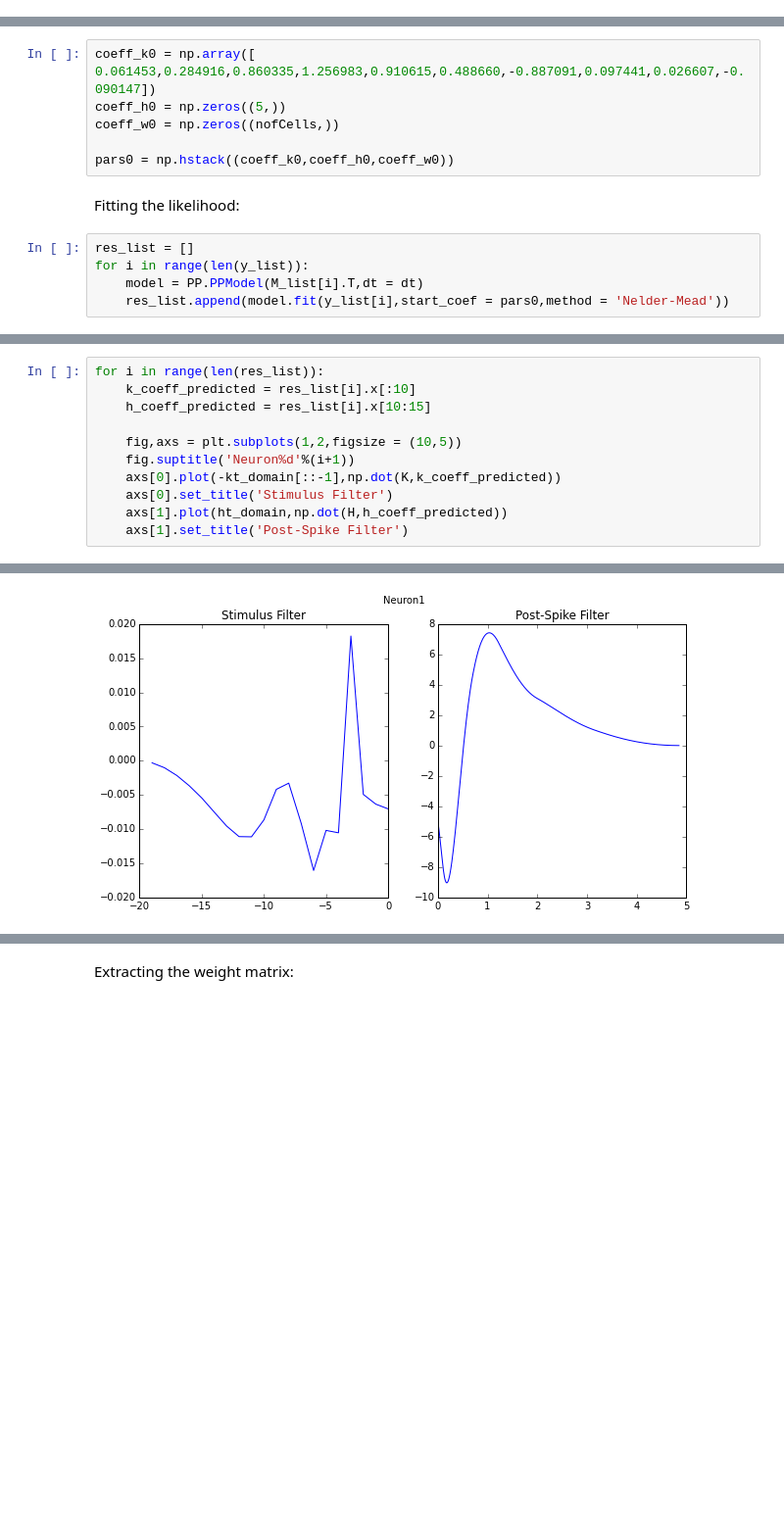
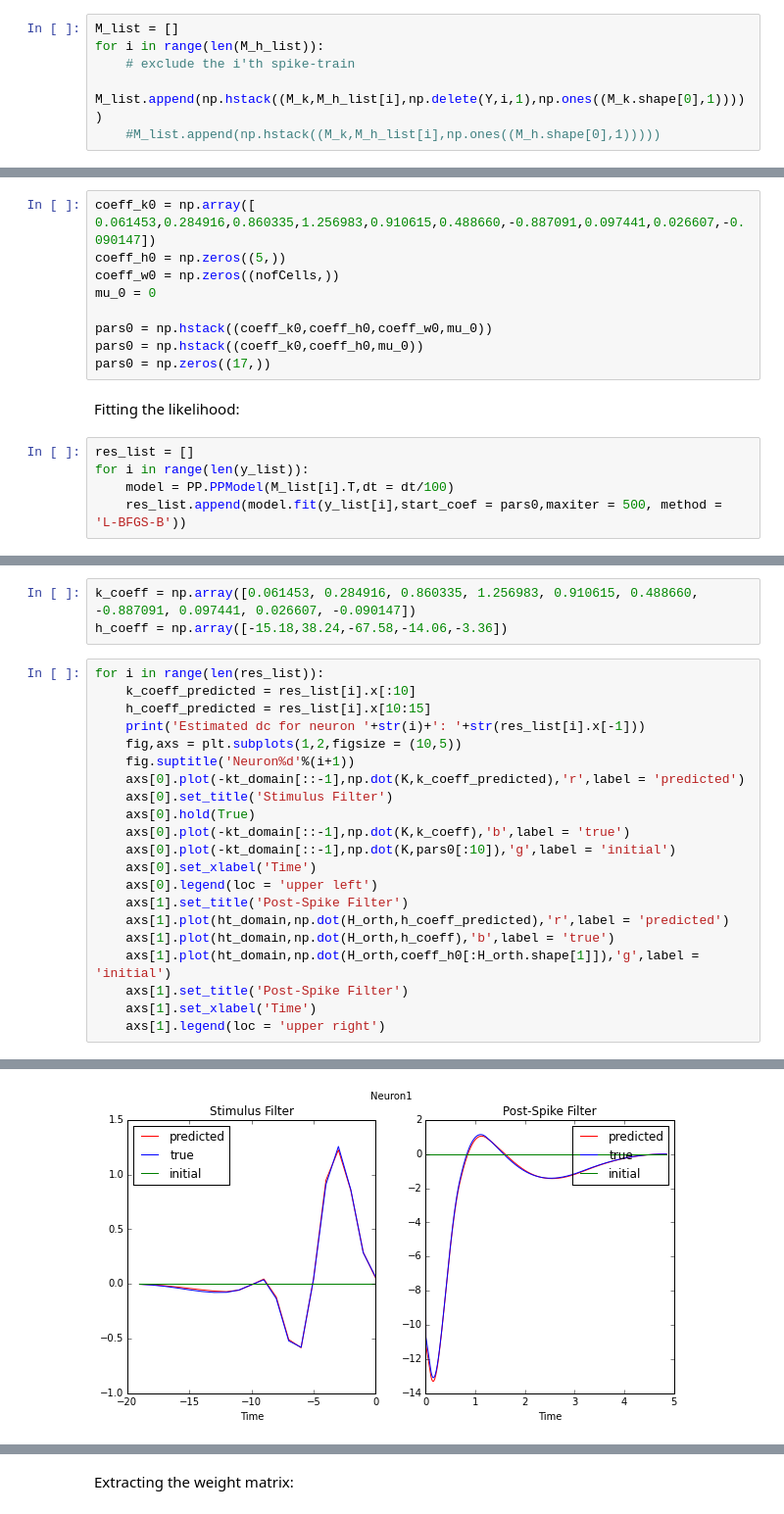
Before and after one commit to emaadmanzoor/GLM_PythonModules, a Jupyter notebook: notebooks/MLE_multipleNeuronsWeights.ipynb, the cells around one changed output, grey strips where cells are left out. Shown: that part at 98% size. Saved outputs shown, nothing was run; the diff lists cells and outputs as text; blank space fills up the shorter version.

Commit message:
Adding verified multiple neurons notebooks

```diff
--- a/notebooks/MLE_multipleNeuronsWeights.ipynb
+++ b/notebooks/MLE_multipleNeuronsWeights.ipynb
@@ -94,3 +102,9 @@ for M_h in M_h_list:
+# %%
+M_list = []
+for i in range(len(M_h_list)):
+    # exclude the i'th spike-train
+    M_list.append(np.hstack((M_k,M_h_list[i],np.delete(Y,i,1),np.ones((M_k.shape[0],1)))))
+    #M_list.append(np.hstack((M_k,M_h_list[i],np.ones((M_h.shape[0],1)))))
 # %% [markdown]
 Conditional intensity as a function of the covariates:
 $$ \lambda_{\beta} = \exp(M\beta) $$
@@ -102,13 +116,16 @@ Setting initial parameters:
 coeff_k0 = np.array([ 0.061453,0.284916,0.860335,1.256983,0.910615,0.488660,-0.887091,0.097441,0.026607,-0.090147])
 coeff_h0 = np.zeros((5,))
 coeff_w0 = np.zeros((nofCells,))
+mu_0 = 0
 
-pars0 = np.hstack((coeff_k0,coeff_h0,coeff_w0))
+pars0 = np.hstack((coeff_k0,coeff_h0,coeff_w0,mu_0))
+pars0 = np.hstack((coeff_k0,coeff_h0,mu_0))
+pars0 = np.zeros((17,))
 # %% [markdown]
 Fitting the likelihood:
 # %%
 res_list = []
 for i in range(len(y_list)):
-    model = PP.PPModel(M_list[i].T,dt = dt)
-    res_list.append(model.fit(y_list[i],start_coef = pars0,method = 'Nelder-Mead'))
+    model = PP.PPModel(M_list[i].T,dt = dt/100)
+    res_list.append(model.fit(y_list[i],start_coef = pars0,maxiter = 500, method = 'L-BFGS-B'))
 # %% [output]
@@ -132,12 +151,25 @@ Optimization terminated successfully.
+# %%
+k_coeff = np.array([0.061453, 0.284916, 0.860335, 1.256983, 0.910615, 0.488660, -0.887091, 0.097441, 0.026607, -0.090147])
+h_coeff = np.array([-15.18,38.24,-67.58,-14.06,-3.36])
 # %%
 for i in range(len(res_list)):
     k_coeff_predicted = res_list[i].x[:10]
     h_coeff_predicted = res_list[i].x[10:15]
-
+    print('Estimated dc for neuron '+str(i)+': '+str(res_list[i].x[-1]))
     fig,axs = plt.subplots(1,2,figsize = (10,5))
     fig.suptitle('Neuron%d'%(i+1))
-    axs[0].plot(-kt_domain[::-1],np.dot(K,k_coeff_predicted))
+    axs[0].plot(-kt_domain[::-1],np.dot(K,k_coeff_predicted),'r',label = 'predicted')
     axs[0].set_title('Stimulus Filter')
-    axs[1].plot(ht_domain,np.dot(H,h_coeff_predicted))
+    axs[0].hold(True)
+    axs[0].plot(-kt_domain[::-1],np.dot(K,k_coeff),'b',label = 'true')
+    axs[0].plot(-kt_domain[::-1],np.dot(K,pars0[:10]),'g',label = 'initial')
+    axs[0].set_xlabel('Time')
+    axs[0].legend(loc = 'upper left')
     axs[1].set_title('Post-Spike Filter')
+    axs[1].plot(ht_domain,np.dot(H_orth,h_coeff_predicted),'r',label = 'predicted')
+    axs[1].plot(ht_domain,np.dot(H_orth,h_coeff),'b',label = 'true')
+    axs[1].plot(ht_domain,np.dot(H_orth,coeff_h0[:H_orth.shape[1]]),'g',label = 'initial')
+    axs[1].set_title('Post-Spike Filter')
+    axs[1].set_xlabel('Time')
+    axs[1].legend(loc = 'upper right')
 # %% [output]
@@ -144 +178 @@ for i in range(len(res_list)):
-[figure, old version]
+[figure, new version]
```
Also changed, not shown: parts of 12 cells of this notebook, 6 other files.
